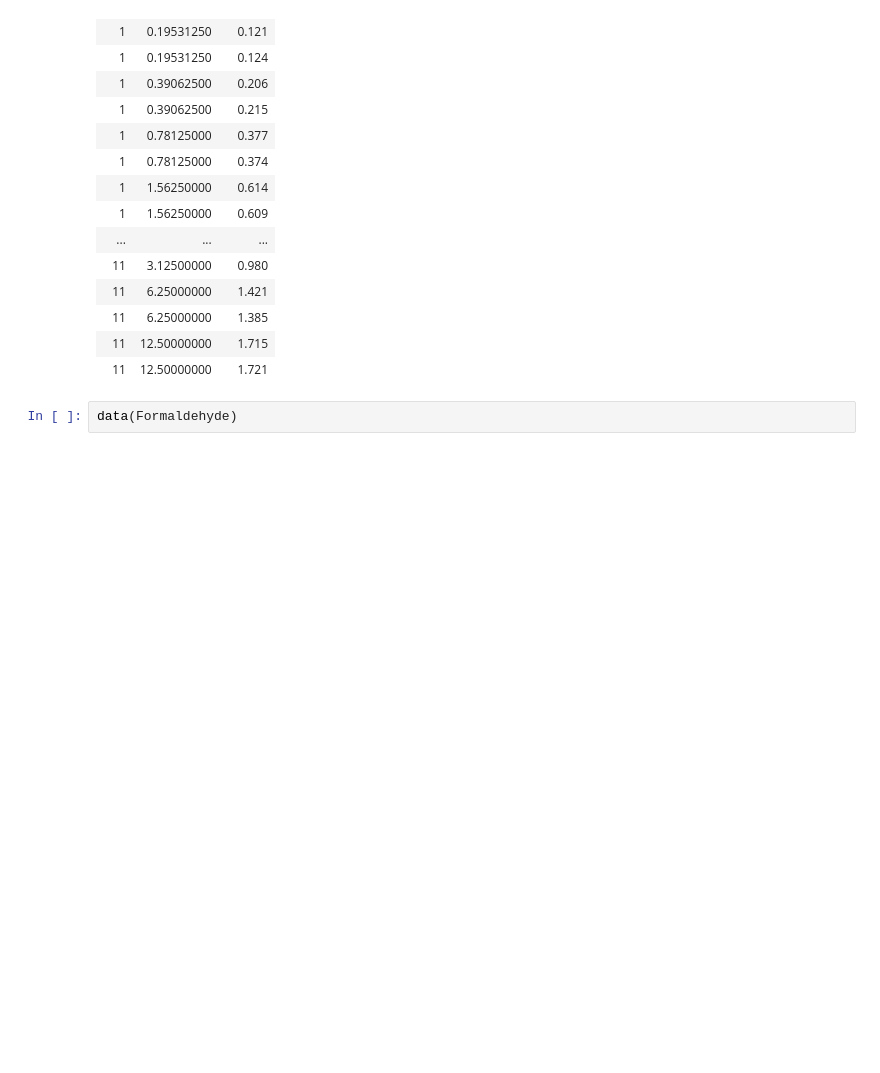
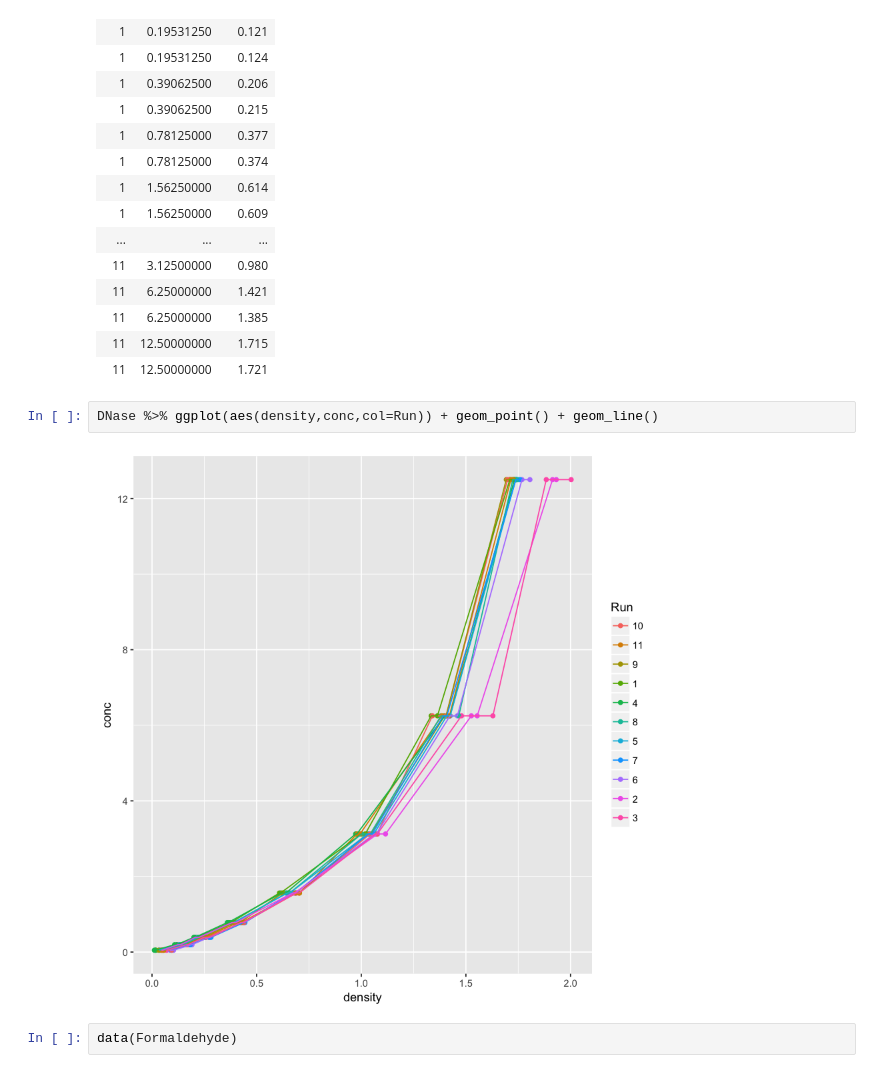
Before and after one commit to mldwr/dsbook_exercises, a Jupyter notebook: ex_35_tidy_data.ipynb, the cells around one changed output. Drawn from its saved outputs; the diff is of its cells as text; blank space fills up the shorter version.

```diff
--- a/ex_35_tidy_data.ipynb
+++ b/ex_35_tidy_data.ipynb
@@ -202,6 +204,10 @@ DNase
 | 11 | 6.25000000 | 1.385 |
 | 11 | 12.50000000 | 1.715 |
 | 11 | 12.50000000 | 1.721 |
+# %%
+DNase %>% ggplot(aes(density,conc,col=Run)) + geom_point() + geom_line()
+# %% [output]
+[figure, added]
 # %%
 data(Formaldehyde)
 # %%
```
Also changed, not shown: parts of 4 cells of this notebook, 4 other files.
